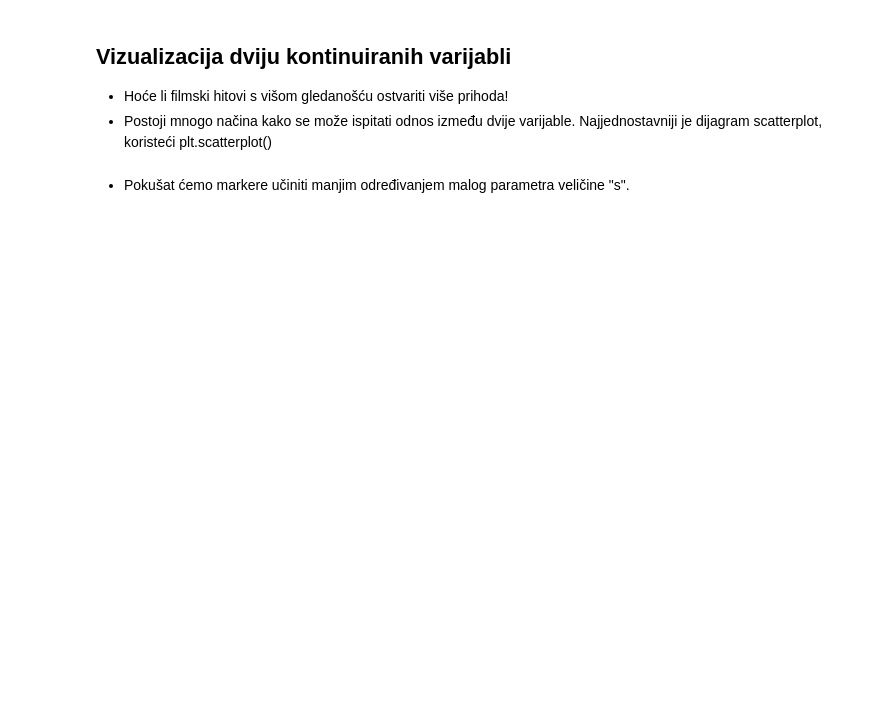
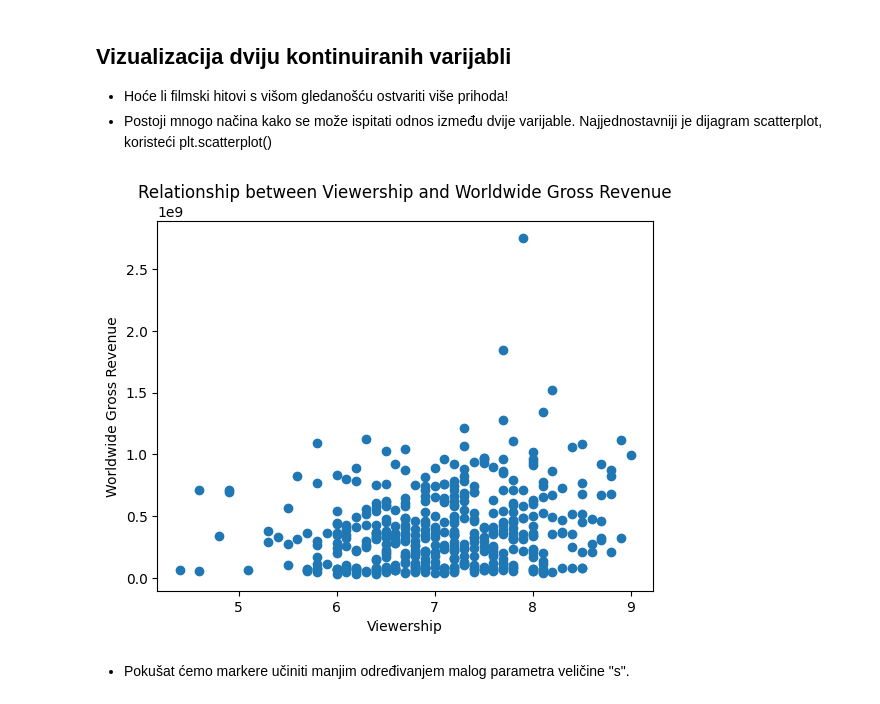
Before and after one commit to zobo24/Data_science_labs, a Jupyter notebook: lab_4/lab4.ipynb, the cells around one changed output. Cells and saved outputs as stored; diff of their text form; code cells hidden in the pictures; blank space fills up the shorter version.

```diff
--- a/lab_4/lab4.ipynb
+++ b/lab_4/lab4.ipynb
@@ -80,2 +108,15 @@ Koristit će se dataset blockbustera. Sažetak feature-a:
+# %%
+#scatter
+plt.scatter(movies['imdb_rating'], movies['worldwide_gross'])
+
+# Add labels and title
+plt.xlabel('Viewership')
+plt.ylabel('Worldwide Gross Revenue')
+plt.title('Relationship between Viewership and Worldwide Gross Revenue')
+
+# Show the plot
+plt.show()
+# %% [output]
+[figure, added]
 # %% [markdown]
 - Pokušat ćemo markere učiniti manjim određivanjem malog parametra veličine "s".
```
Also changed, not shown: parts of 20 cells of this notebook.
